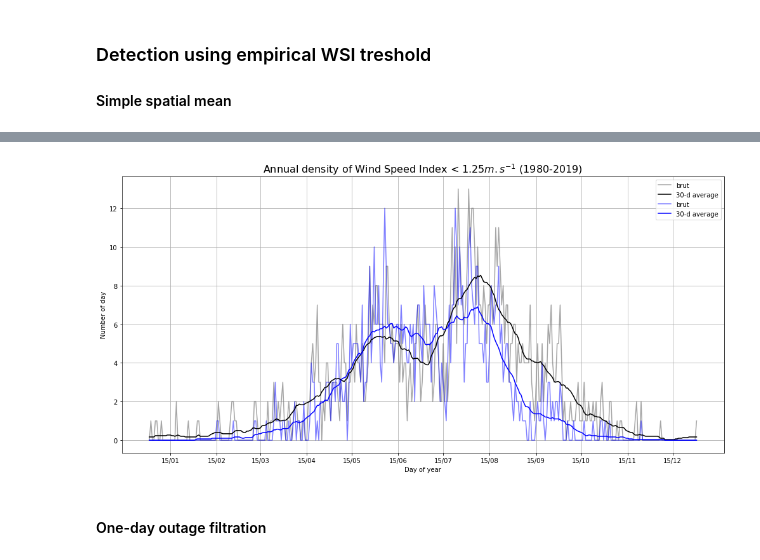
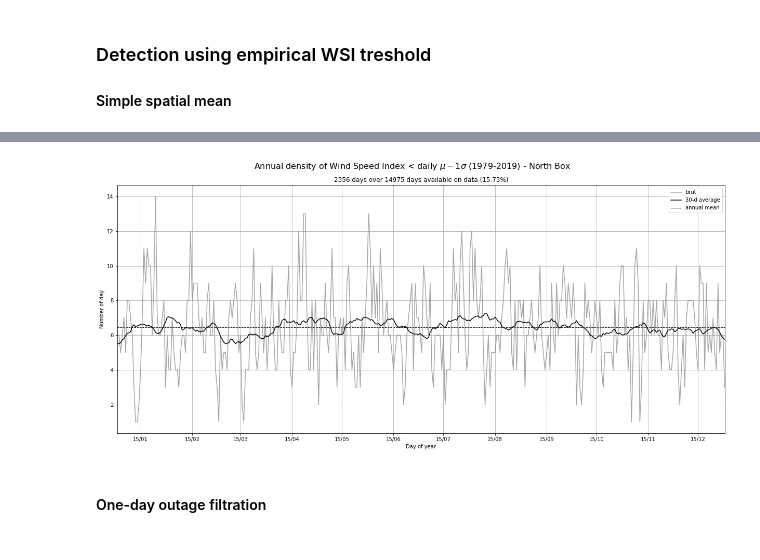
Before and after one commit to bchatelon/year_weather_regime, a Jupyter notebook: wind_outage.ipynb, the cells around one changed output, grey strips where cells are left out. Drawn from its saved outputs; the diff is of its cells as text; code cells hidden in the pictures.

Commit message:
plot wsi density

```diff
--- a/wind_outage.ipynb
+++ b/wind_outage.ipynb
@@ -184,7 +179,7 @@ wso_zoom = wso.sel(longitude = lon_zoom, latitude = lat_zoom).ws.fillna(0).to_da
 # %% [markdown]
 Computing spatial average over land for each timestep ie. comuting Wind Speed Index (WSI) weighted by $\sqrt{cos(lat)}$ to prevent gridpoint stretch biais.
 # %%
-wgts = np.sqrt(np.cos(np.deg2rad(ws_zoom.latitude)))
+wgts = (np.cos(np.deg2rad(ws_zoom.latitude)))
 # %%
 ws_zoom_weighted = ws_zoom.weighted(wgts)
 wso_zoom_weighted = wso_zoom.weighted(wgts)
@@ -429,2 +456,21 @@ Treshold choice : $min(\mu-\sigma) \approx 1.1 m.s^{-1}$
 # %%
-treshold = 1.25
+annual_treshold = ws_index_day_mean-ws_index_day_std
+treshold = 1.5
+# %%
+def apply_threshold(WSI, annual_treshold, dropna = True) :
+    years = range(1979, 2020)
+    WSI_u2 = xr.DataArray(coords = dict(time = np.datetime64('1950-02-25')))
+
+    for year in years :
+        year_data = WSI.sel(time = slice(f'{year}-01-01T09:00:00.000000000', f'{year}-12-31T09:00:00.000000000'))
+
+        if len(year_data) == 365 :
+            filterd_data = year_data.where(year_data < annual_treshold.drop_sel(dayofyear = 60).values, drop = dropna)
+            WSI_u2 = xr.concat([WSI_u2, filterd_data], dim = 'time')
+
+        if len(year_data) == 366 :
+            filterd_data_bis = year_data.where(year_data < annual_treshold.values, drop = dropna)
+            WSI_u2 = xr.concat([WSI_u2, filterd_data_bis], dim = 'time')
+
+    WSI_u2 = WSI_u2.drop_sel(time = '1950-02-25')
+    return WSI_u2
@@ -459,6 +508,6 @@ plt.show()
 # %%
-WSI_u2_density = WSI.where(WSI < treshold).groupby('time.dayofyear').count()
-WSIo_u2_density = WSIo.where(WSIo < 1.7).groupby('time.dayofyear').count()
+WSI_u2_density = apply_threshold(WSI, annual_treshold, dropna=False).groupby('time.dayofyear').count()
+# WSIo_u2_density = WSIo.where(WSIo < 1.7).groupby('time.dayofyear').count()
 # %%
 WSI_u2_smooth_density = xr.concat([
     WSI_u2_density.roll(dayofyear=150, roll_coords= True).rolling(dayofyear=30, center=True).mean().roll(dayofyear=-150, roll_coords= True)[:15],
@@ -478,22 +527,26 @@ WSIo_u2_density = WSIo_u2_density.assign_coords({'date' : ('dayofyear', dates)})
 # %%
 fig = plt.figure(figsize=(17, 8))
 
 ax = fig.add_subplot(1, 1, 1)
-ax.set_title(f'Annual density of Wind Speed Index < {treshold}$m.s^{{-1}}$ (1980-2019)', fontsize = 16)
+plt.suptitle(f'Annual density of Wind Speed Index < daily $\mu - 1\sigma$ (1979-2019) - North Box', fontsize = 16)
+ax.set_title(f'{len(WSI_u2)} days over {len(WSI)} days available on data ({round(len(WSI_u2)/len(WSI)*100,2)}%)')
 ax.plot(WSI_u2_density.date.values, WSI_u2_density, color = 'gray', alpha = 0.7, zorder = 2, label = 'brut')
 ax.plot(WSI_u2_density.date.values, WSI_u2_smooth_density, color = 'black', zorder = 3, label = '30-d average')
+ax.axhline(WSI_u2_smooth_density.mean('dayofyear'), color = 'black', lw = 1, ls = '--', zorder = 1, label = 'annual mean')
 
-ax.plot(WSIo_u2_density.date.values, WSIo_u2_density, color = 'blue', alpha = 0.5, zorder = 2, label = 'brut')
-ax.plot(WSIo_u2_density.date.values, WSIo_u2_smooth_density, color = 'blue', zorder = 3, label = '30-d average')
+# ax.plot(WSIo_u2_density.date.values, WSIo_u2_density, color = 'blue', alpha = 0.5, zorder = 2, label = 'brut')
+# ax.plot(WSIo_u2_density.date.values, WSIo_u2_smooth_density, color = 'blue', zorder = 3, label = '30-d average')
 
 ax.set_xlabel('Day of year')
 ax.xaxis.set_major_locator(x_locator)
+ax.set_xlim(WSI_u2_density.date.values[0], WSI_u2_density.date.values[-1])
 ax.set_ylabel('Number of day')
 ax.grid(zorder = 1)
 ax.legend()
+plt.tight_layout()
 plt.show()
 # %% [output]
-[figure, old version]
+[figure, new version]
 # %% [markdown]
 #### One-day outage filtration
 # %%
```
Also changed, not shown: parts of 28 cells of this notebook.
